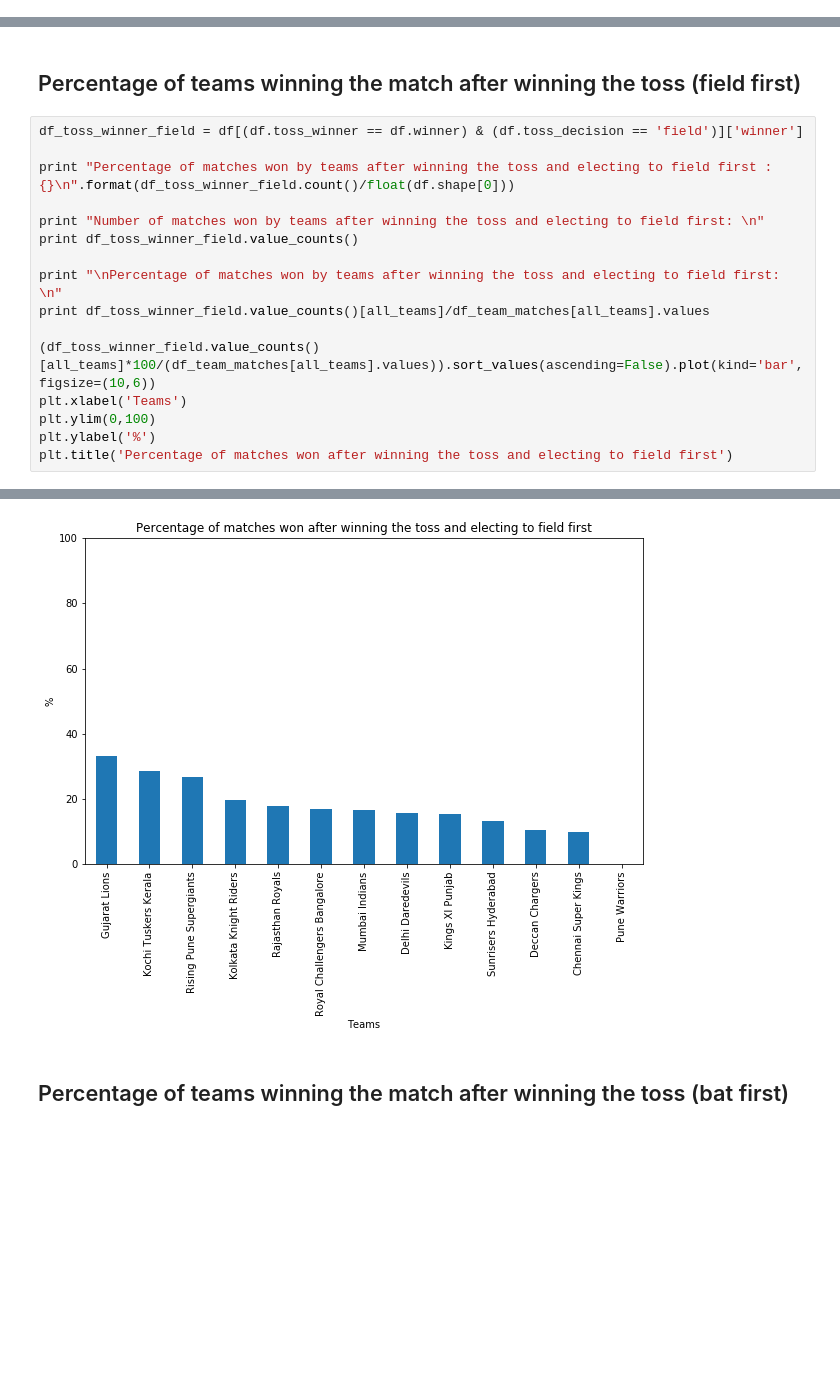
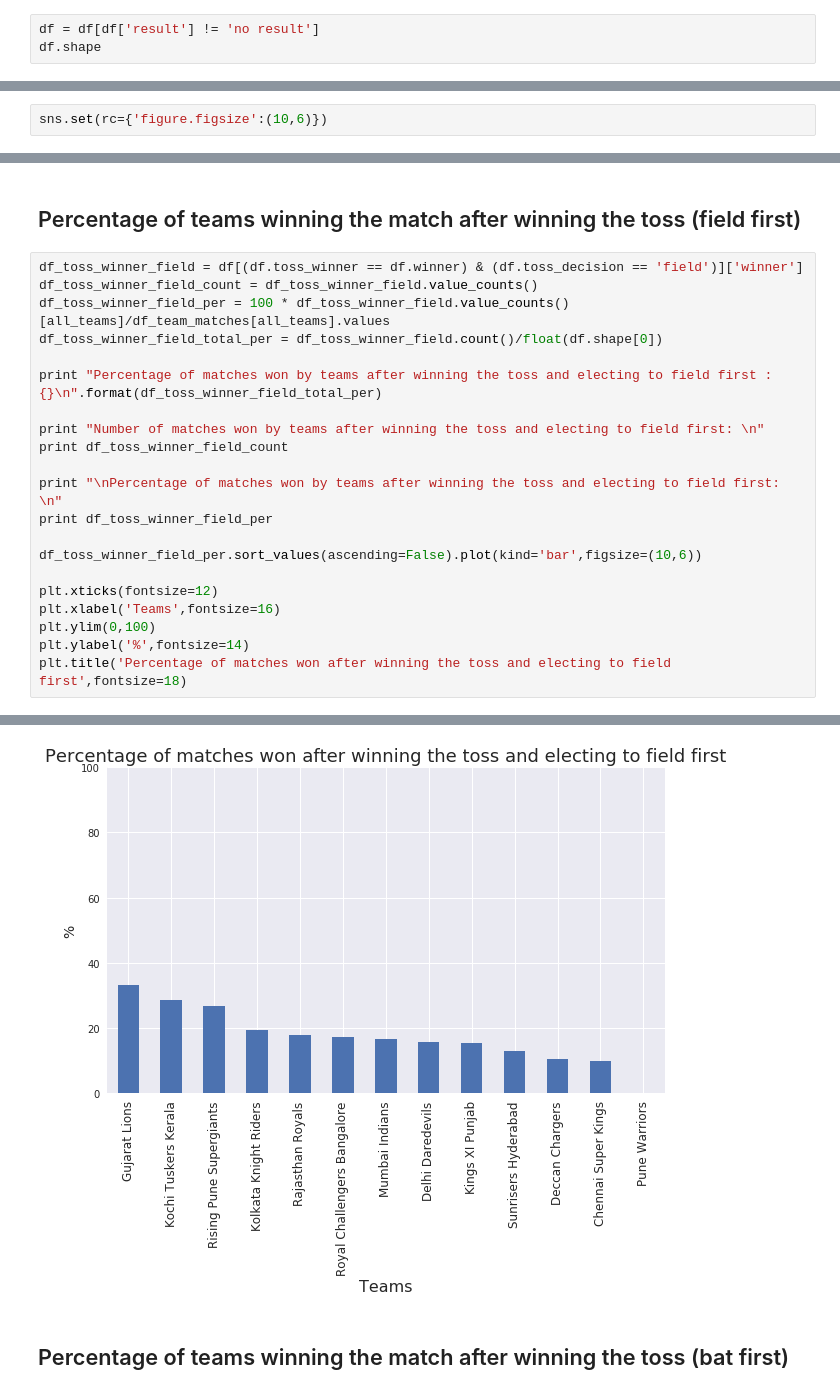
Before and after one commit to jaimink25/IndianPremierLeague, a Jupyter notebook: ipl_matches.ipynb, the cells around one changed output, grey strips where cells are left out. Cells and saved outputs as stored; diff of their text form; blank space fills up the shorter version.

```diff
--- a/ipl_matches.ipynb
+++ b/ipl_matches.ipynb
@@ -131,0 +143,3 @@ print all_stadium
+# %%
+df = df[df['result'] != 'no result']
+df.shape
@@ -131,0 +203,2 @@ print all_stadium
+# %%
+sns.set(rc={'figure.figsize':(10,6)})
@@ -234,18 +362,23 @@ Name: winner, dtype: float64
 ## Percentage of teams winning the match after winning the toss (field first)
 # %%
 df_toss_winner_field = df[(df.toss_winner == df.winner) & (df.toss_decision == 'field')]['winner']
+df_toss_winner_field_count = df_toss_winner_field.value_counts()
+df_toss_winner_field_per = 100 * df_toss_winner_field.value_counts()[all_teams]/df_team_matches[all_teams].values
+df_toss_winner_field_total_per = df_toss_winner_field.count()/float(df.shape[0])
 
-print "Percentage of matches won by teams after winning the toss and electing to field first : {}\n".format(df_toss_winner_field.count()/float(df.shape[0]))
+print "Percentage of matches won by teams after winning the toss and electing to field first : {}\n".format(df_toss_winner_field_total_per)
 
 print "Number of matches won by teams after winning the toss and electing to field first: \n"
-print df_toss_winner_field.value_counts()
+print df_toss_winner_field_count
 
 print "\nPercentage of matches won by teams after winning the toss and electing to field first: \n"
-print df_toss_winner_field.value_counts()[all_teams]/df_team_matches[all_teams].values
+print df_toss_winner_field_per
 
-(df_toss_winner_field.value_counts()[all_teams]*100/(df_team_matches[all_teams].values)).sort_values(ascending=False).plot(kind='bar',figsize=(10,6))
-plt.xlabel('Teams')
+df_toss_winner_field_per.sort_values(ascending=False).plot(kind='bar',figsize=(10,6))
+
+plt.xticks(fontsize=12)
+plt.xlabel('Teams',fontsize=16)
 plt.ylim(0,100)
-plt.ylabel('%')
-plt.title('Percentage of matches won after winning the toss and electing to field first')
+plt.ylabel('%',fontsize=14)
+plt.title('Percentage of matches won after winning the toss and electing to field first',fontsize=18)
 # %% [output]
@@ -268,6 +401,6 @@ Sunrisers Hyderabad            0.131579
 Name: winner, dtype: float64
 <matplotlib.text.Text at 0x...>
-[figure, old version]
+[figure, new version]
 # %% [markdown]
 ## Percentage of teams winning the match after winning the toss (bat first)
 # %%
```
Also changed, not shown: parts of 28 cells of this notebook.
